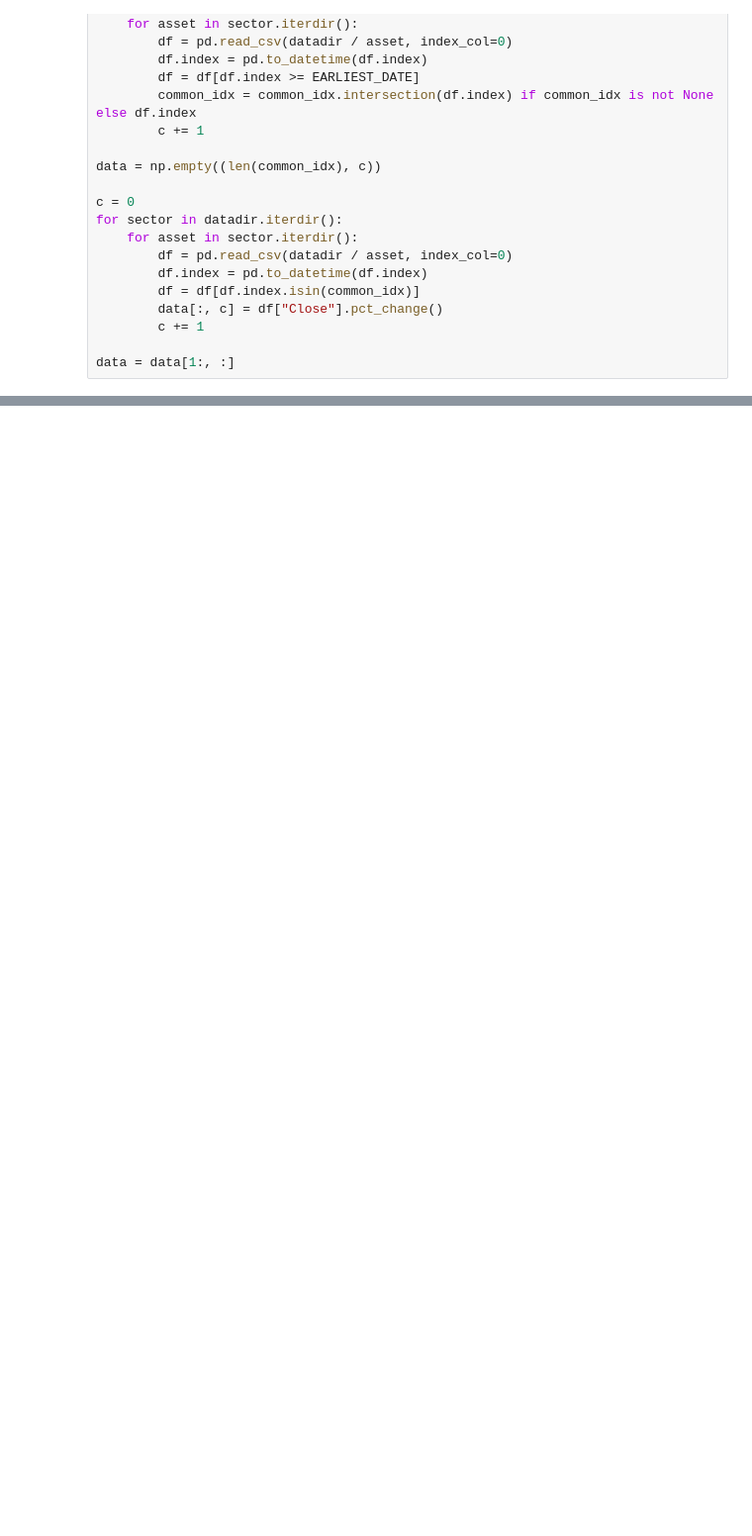
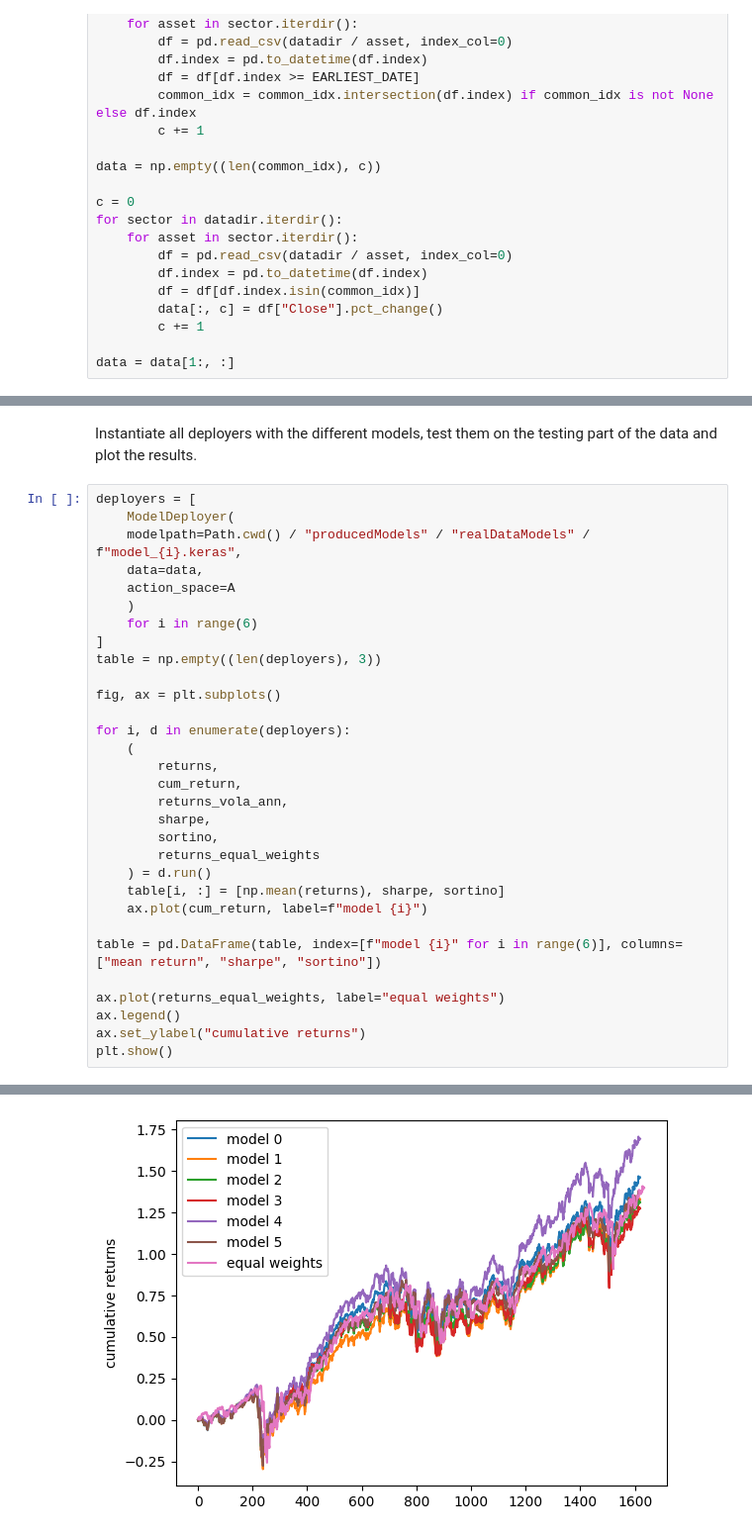
Before and after one commit to tobiasocula/Q-Learning-Implementations, a Jupyter notebook: DeepQLearning/real_data_test.ipynb, the cells around one changed output, grey strips where cells are left out. Shown at 99% size. Saved outputs shown, nothing was run; the diff lists cells and outputs as text; blank space fills up the shorter version.

```diff
--- a/DeepQLearning/real_data_test.ipynb
+++ b/DeepQLearning/real_data_test.ipynb
@@ -51,0 +88,34 @@ tester = Tester(*product_args)
+# %% [markdown]
+Instantiate all deployers with the different models, test them on the testing part of the data and plot the results.
+# %%
+deployers = [
+    ModelDeployer(
+    modelpath=Path.cwd() / "producedModels" / "realDataModels" / f"model_{i}.keras",
+    data=data,
+    action_space=A
+    )
+    for i in range(6)
+]
+table = np.empty((len(deployers), 3))
+
+fig, ax = plt.subplots()
+
+for i, d in enumerate(deployers):
+    (
+        returns,
+        cum_return,
+        returns_vola_ann,
+        sharpe,
+        sortino,
+        returns_equal_weights
+    ) = d.run()
+    table[i, :] = [np.mean(returns), sharpe, sortino]
+    ax.plot(cum_return, label=f"model {i}")
+
+table = pd.DataFrame(table, index=[f"model {i}" for i in range(6)], columns=["mean return", "sharpe", "sortino"])
+
+ax.plot(returns_equal_weights, label="equal weights")
+ax.legend()
+ax.set_ylabel("cumulative returns")
+plt.show()
+# %% [output]
@@ -51,0 +139 @@ tester = Tester(*product_args)
+[figure, added]
```
Also changed, not shown: parts of 6 cells of this notebook, 25 other files.
